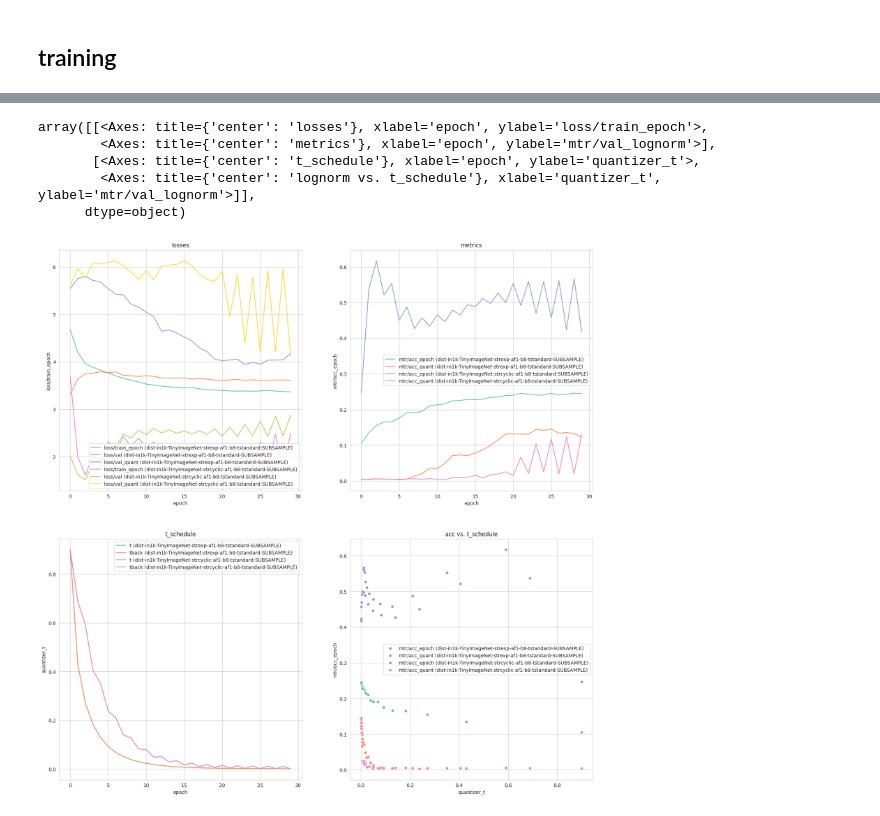
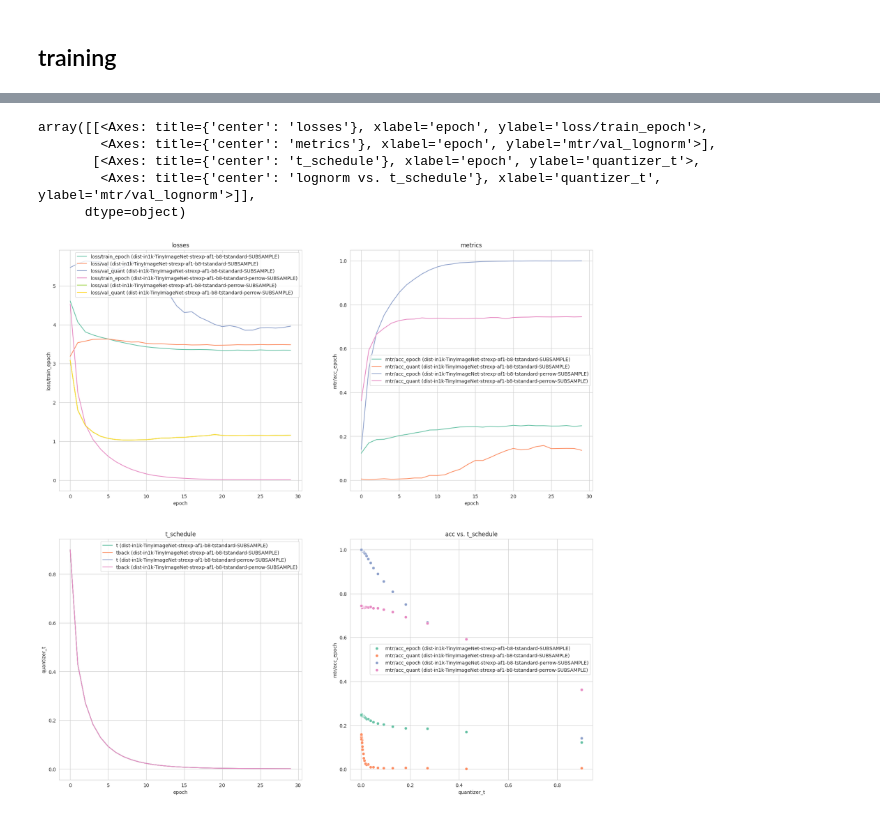
Before and after one commit to data-satanism/SoftStairs-QAT, a Jupyter notebook: experiments/CV/transformer_tinyImageNet.ipynb, the cells around one changed output, grey strips where cells are left out. Saved outputs shown, nothing was run; the diff lists cells and outputs as text; code cells hidden in the pictures.

Commit message:
feat: Update TinyImageNet notebook, add per_row strategy

```diff
--- a/experiments/CV/transformer_tinyImageNet.ipynb
+++ b/experiments/CV/transformer_tinyImageNet.ipynb
@@ -1,7 +1,8 @@
 # %%
 import os
+os.environ["CUDA_VISIBLE_DEVICES"] = "3"
 
-PROJECT_ROOT = '/home/user/projects/SoftStairs-QAT'
+PROJECT_ROOT = '/workspace'
 LOG_ROOT     = os.path.join(PROJECT_ROOT, 'experiments', 'CV', 'logs')
 
 os.makedirs(LOG_ROOT, exist_ok=True)
@@ -683,34 +711,37 @@ plot_comparison(
     # 'SwinTiny_TinyImageNet_strcyclic_af1_b8_tstandard_SUBSAMPLE',
     # 'SwinTiny_TinyImageNet_strexp_af1_b8_tstandard_SUBSAMPLE',
     'efficientformer_l1.snap_dist_in1k_TinyImageNet_strexp_af1_b8_tstandard_SUBSAMPLE',
-    'efficientformer_l1.snap_dist_in1k_TinyImageNet_strcyclic_af1_b8_tstandard_SUBSAMPLE',
+    'efficientformer_l1.snap_dist_in1k_TinyImageNet_strexp_af1_b8_tstandard_perrow_SUBSAMPLE',
+    # 'efficientformer_l1.snap_dist_in1k_TinyImageNet_strcyclic_af1_b8_tstandard_SUBSAMPLE',
     scale='epoch', metric='acc', agg_func='mean',
 )
 
 plot_comparison(
     # 'InceptionNet_TinyImageNet_strcyclic_af1_b4_tstandard',
     # 'InceptionNet_TinyImageNet_strcyclic_af1_b4_ttorch_SUBSAMPLE',
     # 'InceptionNet_TinyImageNet_strcyclic_af1_b4_tstandard_SUBSAMPLE',
     # 'InceptionNet_TinyImageNet_strexp_af1_b4_tstandard_SUBSAMPLE',
     # 'SwinTiny_TinyImageNet_strcyclic_af1_b8_tstandard_SUBSAMPLE',
     # 'SwinTiny_TinyImageNet_strexp_af1_b8_tstandard_SUBSAMPLE',
     'efficientformer_l1.snap_dist_in1k_TinyImageNet_strexp_af1_b8_tstandard_SUBSAMPLE',
+    'efficientformer_l1.snap_dist_in1k_TinyImageNet_strexp_af1_b8_tstandard_perrow_SUBSAMPLE',
     scale='epoch', metric='margin', agg_func='mean',
 )
 
 plot_comparison(
     # 'InceptionNet_TinyImageNet_strcyclic_af1_b4_ttorch_SUBSAMPLE',
     # 'InceptionNet_TinyImageNet_strcyclic_af1_b4_tstandard_SUBSAMPLE',
     # 'InceptionNet_TinyImageNet_strexp_af1_b4_tstandard_SUBSAMPLE',
     # 'SwinTiny_TinyImageNet_strcyclic_af1_b8_tstandard_SUBSAMPLE',
     # 'SwinTiny_TinyImageNet_strexp_af1_b8_tstandard_SUBSAMPLE',
     'efficientformer_l1.snap_dist_in1k_TinyImageNet_strexp_af1_b8_tstandard_SUBSAMPLE',
+    'efficientformer_l1.snap_dist_in1k_TinyImageNet_strexp_af1_b8_tstandard_perrow_SUBSAMPLE',
     scale='epoch', metric='lognorm', agg_func='mean',
 )
 # %% [output]
 array([[<Axes: title={'center': 'losses'}, xlabel='epoch', ylabel='loss/train_epoch'>,
         <Axes: title={'center': 'metrics'}, xlabel='epoch', ylabel='mtr/val_lognorm'>],
        [<Axes: title={'center': 't_schedule'}, xlabel='epoch', ylabel='quantizer_t'>,
         <Axes: title={'center': 'lognorm vs. t_schedule'}, xlabel='quantizer_t', ylabel='mtr/val_lognorm'>]],
       dtype=object)
-[figure, old version]
+[figure, new version]
```
Also changed, not shown: parts of 12 cells of this notebook, 1 other file.
